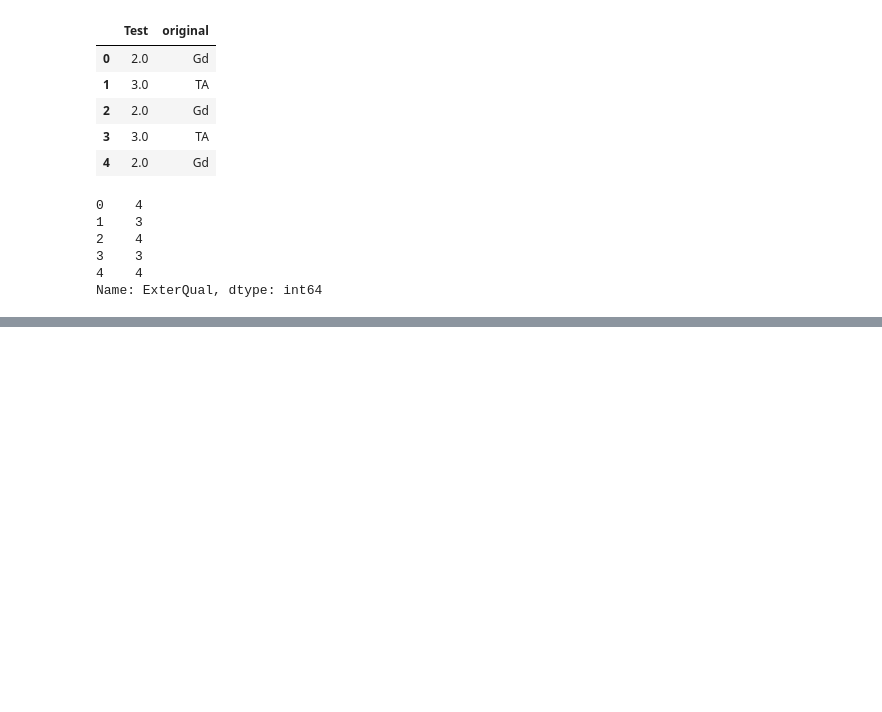
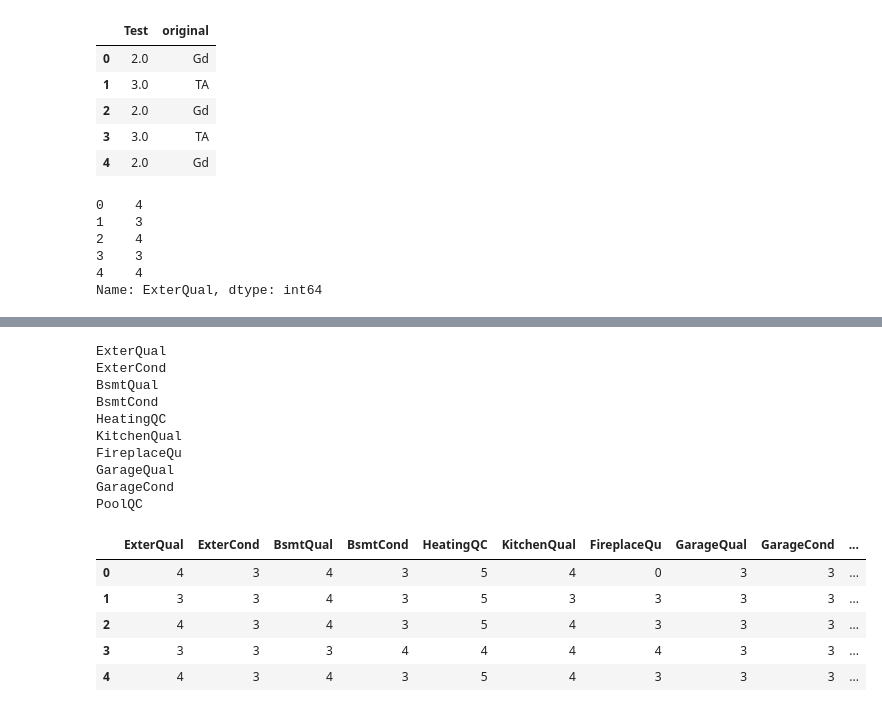
Before and after one commit to luigi-0/House-Prices, a Jupyter notebook: House Prices Exploration.ipynb, the cells around one changed output, grey strips where cells are left out. Saved outputs shown, nothing was run; the diff lists cells and outputs as text; code cells hidden in the pictures; blank space fills up the shorter version.

Commit message:
notebook prior to cleaning and finalizing ordinal econder function

```diff
--- a/House Prices Exploration.ipynb
+++ b/House Prices Exploration.ipynb
@@ -198,0 +388,47 @@ Name: ExterQual, dtype: int64
+# %%
+def mapper(data_in, ratings):
+    """Map ratings to numeric ranking."""
+    counter = 0
+    for feature in ratings:
+        print(feature)
+        ordinal_mapping = [{
+            "col":feature,
+            "mapping": [
+                ('Ex',5),
+                ('Gd',4),
+                ('TA',3),
+                ('Fa',2),
+                ('Po',1),
+                ('NA',0)
+            ]},
+        ]
+
+        encoder = ce.OrdinalEncoder(mapping = ordinal_mapping,
+        return_df = True, cols = feature)
+        if counter == 0:
+            df_train = encoder.fit_transform(data_in)
+        else:
+            df_train = encoder.fit_transform(df_train)
+        counter += 1
+    return df_train
+
+
+a = mapper(house_explore, qual_rating)
+a[qual_rating].head()
+# %% [output]
+ExterQual
+ExterCond
+BsmtQual
+BsmtCond
+HeatingQC
+KitchenQual
+FireplaceQu
+GarageQual
+GarageCond
+PoolQC
+|  | ExterQual | ExterCond | BsmtQual | BsmtCond | HeatingQC | KitchenQual | FireplaceQu | GarageQual | GarageCond | ... |
+| 0 | 4 | 3 | 4 | 3 | 5 | 4 | 0 | 3 | 3 | ... |
+| 1 | 3 | 3 | 4 | 3 | 5 | 3 | 3 | 3 | 3 | ... |
+| 2 | 4 | 3 | 4 | 3 | 5 | 4 | 3 | 3 | 3 | ... |
+| 3 | 3 | 3 | 3 | 4 | 4 | 4 | 4 | 3 | 3 | ... |
+| 4 | 4 | 3 | 4 | 3 | 5 | 4 | 3 | 3 | 3 | ... |
```
Also changed, not shown: parts of 7 cells of this notebook, 2 other files.
